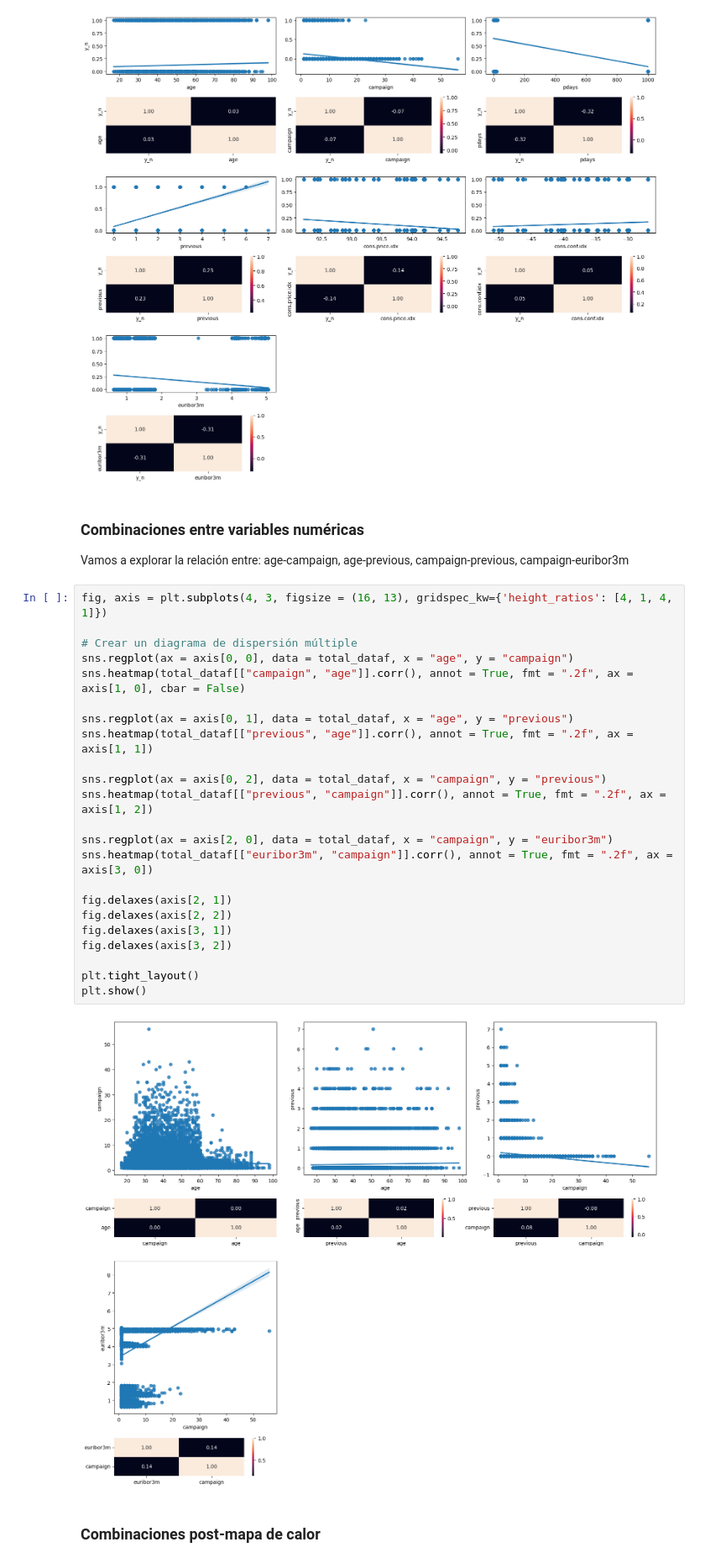
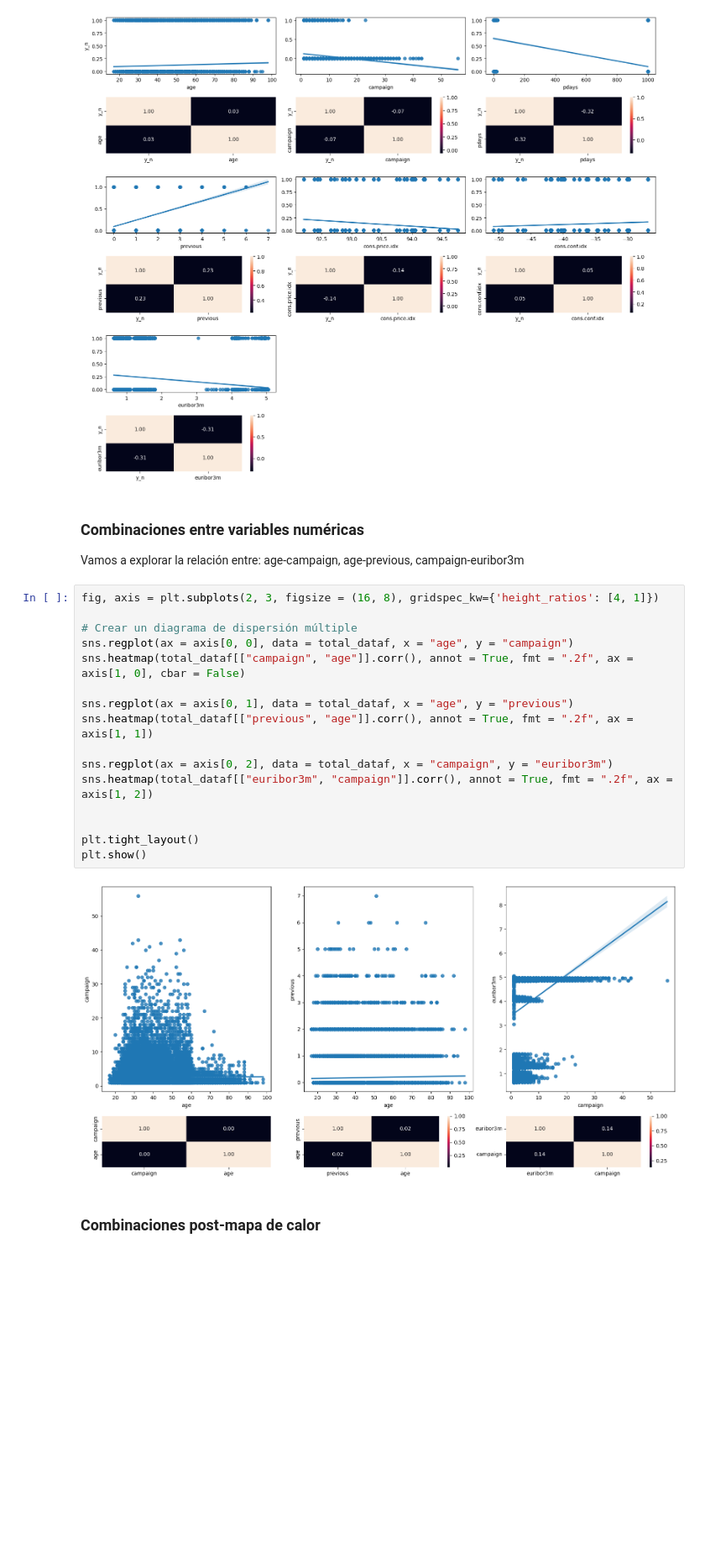
Before and after one commit to 4GeeksAcademy/Algoritmo-regresion-ml-pabloramcos, a Jupyter notebook: src/explore.ipynb, the cells around one changed output. Shown at 84% size. Saved outputs shown, nothing was run; the diff lists cells and outputs as text; blank space fills up the shorter version.

```diff
--- a/src/explore.ipynb
+++ b/src/explore.ipynb
@@ -279,31 +282,24 @@ plt.show()
 # %% [markdown]
 ### Combinaciones entre variables numéricas
 
-Vamos a explorar la relación entre: age-campaign, age-previous, campaign-previous, campaign-euribor3m
+Vamos a explorar la relación entre: age-campaign, age-previous, campaign-euribor3m
 # %%
-fig, axis = plt.subplots(4, 3, figsize = (16, 13), gridspec_kw={'height_ratios': [4, 1, 4, 1]})
+fig, axis = plt.subplots(2, 3, figsize = (16, 8), gridspec_kw={'height_ratios': [4, 1]})
 
 # Crear un diagrama de dispersión múltiple
 sns.regplot(ax = axis[0, 0], data = total_dataf, x = "age", y = "campaign")
 sns.heatmap(total_dataf[["campaign", "age"]].corr(), annot = True, fmt = ".2f", ax = axis[1, 0], cbar = False)
 
 sns.regplot(ax = axis[0, 1], data = total_dataf, x = "age", y = "previous")
 sns.heatmap(total_dataf[["previous", "age"]].corr(), annot = True, fmt = ".2f", ax = axis[1, 1])
 
-sns.regplot(ax = axis[0, 2], data = total_dataf, x = "campaign", y = "previous")
-sns.heatmap(total_dataf[["previous", "campaign"]].corr(), annot = True, fmt = ".2f", ax = axis[1, 2])
+sns.regplot(ax = axis[0, 2], data = total_dataf, x = "campaign", y = "euribor3m")
+sns.heatmap(total_dataf[["euribor3m", "campaign"]].corr(), annot = True, fmt = ".2f", ax = axis[1, 2])
 
-sns.regplot(ax = axis[2, 0], data = total_dataf, x = "campaign", y = "euribor3m")
-sns.heatmap(total_dataf[["euribor3m", "campaign"]].corr(), annot = True, fmt = ".2f", ax = axis[3, 0])
-
-fig.delaxes(axis[2, 1])
-fig.delaxes(axis[2, 2])
-fig.delaxes(axis[3, 1])
-fig.delaxes(axis[3, 2])
 
 plt.tight_layout()
 plt.show()
 # %% [output]
-[figure, old version]
+[figure, new version]
 # %% [markdown]
 ### Combinaciones post-mapa de calor
```
Also changed, not shown: parts of 17 cells of this notebook.
